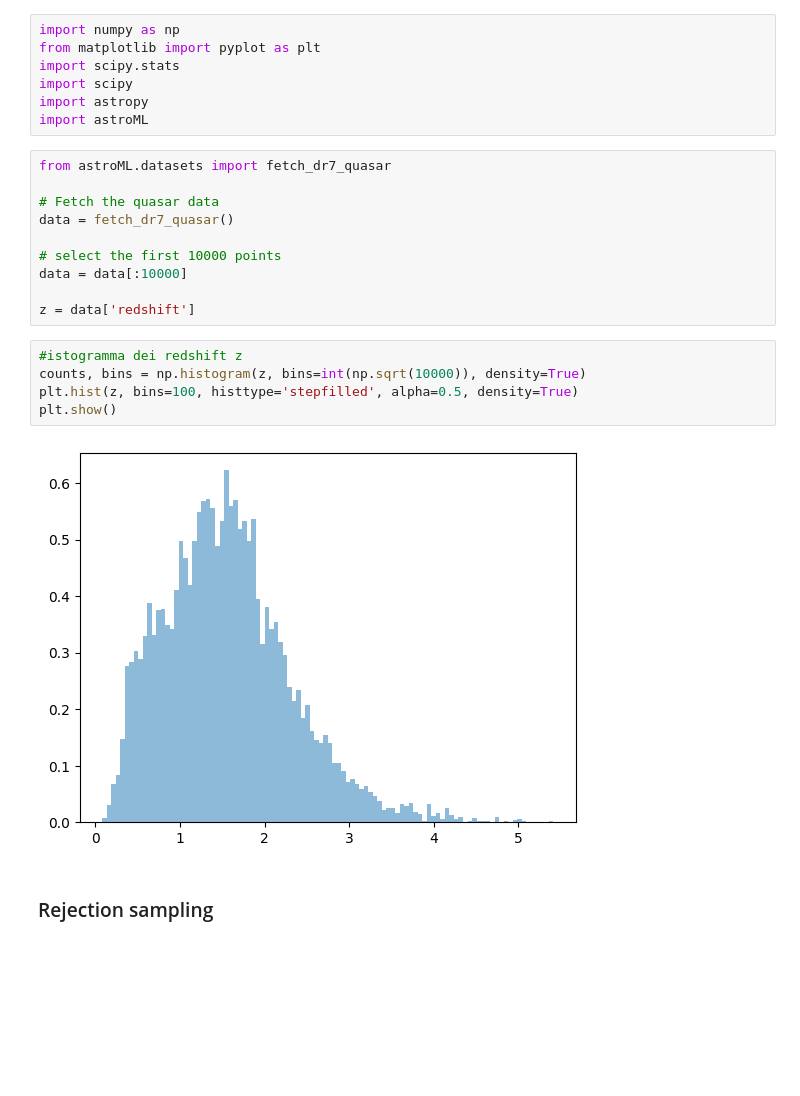
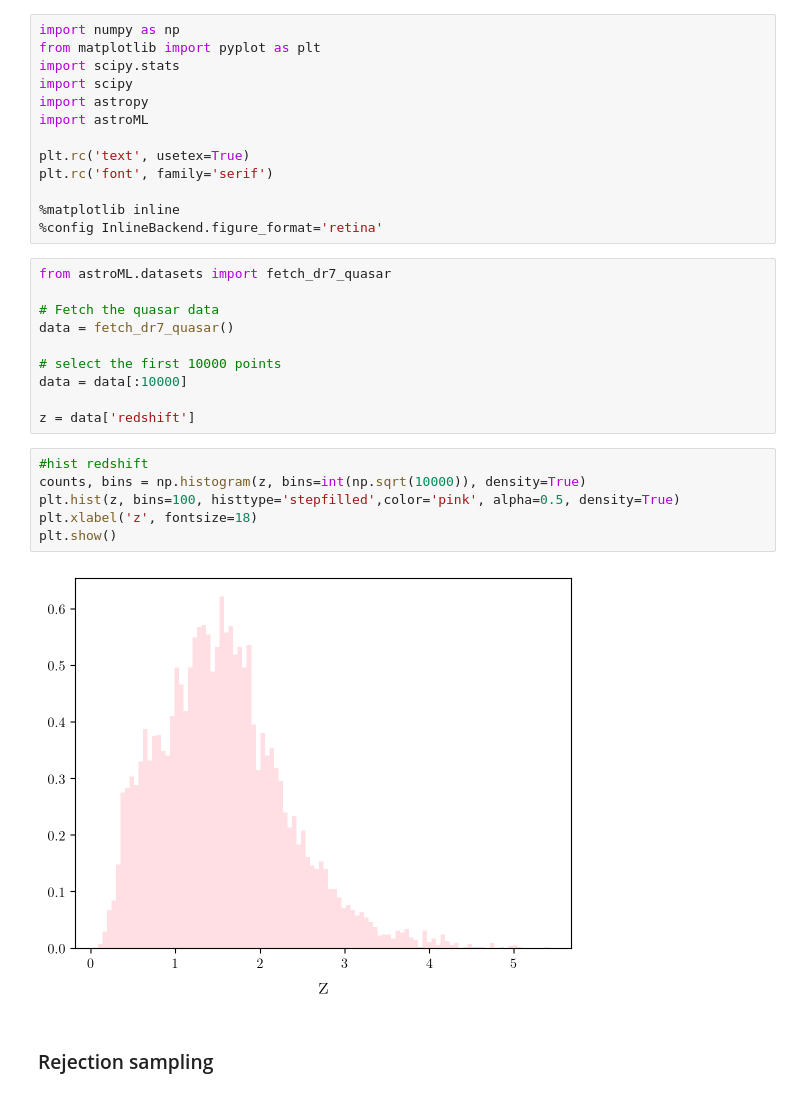
Before and after one commit to ludovicarbone/astrostatistics_bicocca_2024, a Jupyter notebook: working/L04_es.ipynb, the cells around one changed output. Drawn from its saved outputs; the diff is of its cells as text; blank space fills up the shorter version.

```diff
--- a/working/L04_es.ipynb
+++ b/working/L04_es.ipynb
@@ -13,6 +13,12 @@ import scipy.stats
 import scipy
 import astropy
 import astroML
+
+plt.rc('text', usetex=True)
+plt.rc('font', family='serif')
+
+%matplotlib inline
+%config InlineBackend.figure_format='retina'
 # %%
 from astroML.datasets import fetch_dr7_quasar
 
@@ -24,12 +30,13 @@ data = data[:10000]
 
 z = data['redshift']
 # %%
-#istogramma dei redshift z
+#hist redshift
 counts, bins = np.histogram(z, bins=int(np.sqrt(10000)), density=True)
-plt.hist(z, bins=100, histtype='stepfilled', alpha=0.5, density=True)
+plt.hist(z, bins=100, histtype='stepfilled',color='pink', alpha=0.5, density=True)
+plt.xlabel('z', fontsize=18)
 plt.show()
 # %% [output]
-[figure, old version]
+[figure, new version]
 # %% [markdown]
 ### Rejection sampling
 # %%
```
Also changed, not shown: parts of 6 cells of this notebook, 1 other file.
